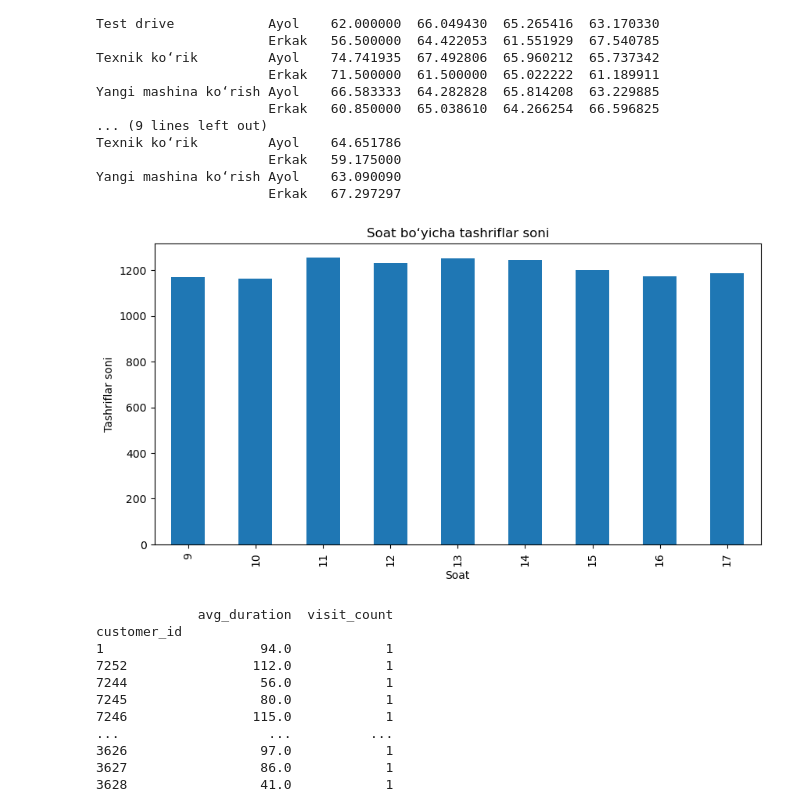
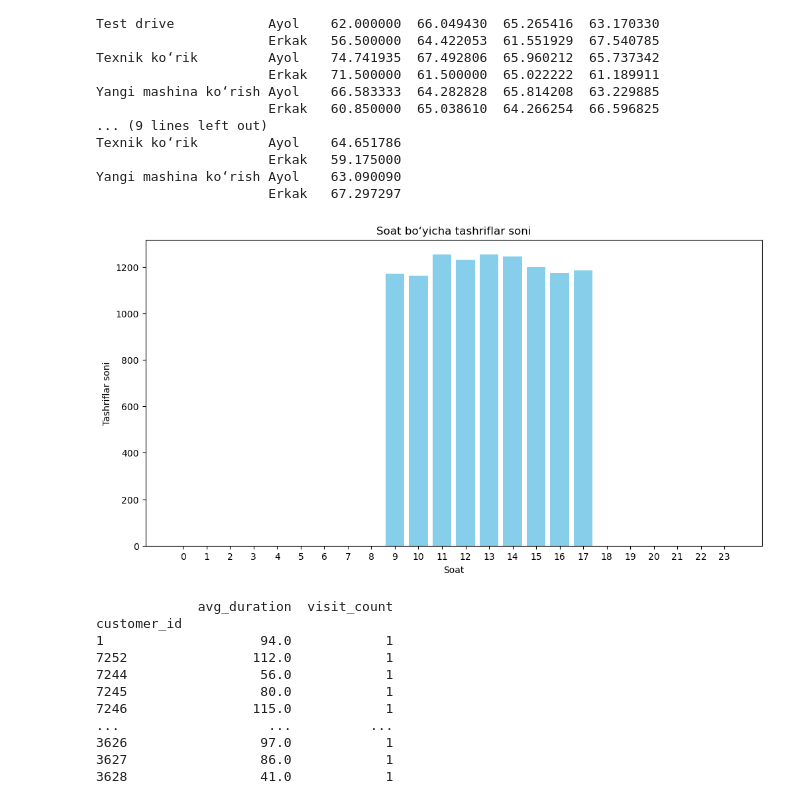
Before and after one commit to XafizadinovUsnatdin/uzavto, a Jupyter notebook: statistik_tahlil.ipynb, the cells around one changed output. Saved outputs shown, nothing was run; the diff lists cells and outputs as text; code cells hidden in the pictures.

```diff
--- a/statistik_tahlil.ipynb
+++ b/statistik_tahlil.ipynb
@@ -203,22 +203,33 @@ Texnik ko‘rik         Ayol    64.651786
 Yangi mashina ko‘rish Ayol    63.090090
                       Erkak   67.297297
 # %%
+import matplotlib.pyplot as plt
+import pandas as pd
+import numpy as np
+
 data['entry_hour'] = data['entry_time'].dt.hour
 data['entry_date'] = data['entry_time'].dt.date
 
 # Soatlar bo‘yicha tashriflar soni
 hourly_visits = data.groupby('entry_hour').size()
 
-import matplotlib.pyplot as plt
+# 0 dan 23 gacha bo‘lgan soatlar uchun index yaratamiz
+all_hours = pd.Series(np.arange(24), name='entry_hour')
 
-plt.figure(figsize=(10,5))
-hourly_visits.plot(kind='bar')
+# hourly_visitsni all_hours bilan birlashtirib, bo‘sh soatlarni 0 ga to‘ldiramiz
+hourly_visits_full = all_hours.to_frame().merge(hourly_visits.rename('count'), left_on='entry_hour', right_index=True, how='left').fillna(0)
+hourly_visits_full['count'] = hourly_visits_full['count'].astype(int)
+
+# Grafik chizish
+plt.figure(figsize=(12,6))
+plt.bar(hourly_visits_full['entry_hour'], hourly_visits_full['count'], color='skyblue')
 plt.title('Soat bo‘yicha tashriflar soni')
 plt.xlabel('Soat')
 plt.ylabel('Tashriflar soni')
+plt.xticks(np.arange(0,24))
 plt.show()
 # %% [output]
-[figure, old version]
+[figure, new version]
 # %%
 customer_stats = data.groupby('customer_id').agg({
     'duration_minutes': 'mean',
```
Also changed, not shown: parts of 1 cell of this notebook, 6 other files.
